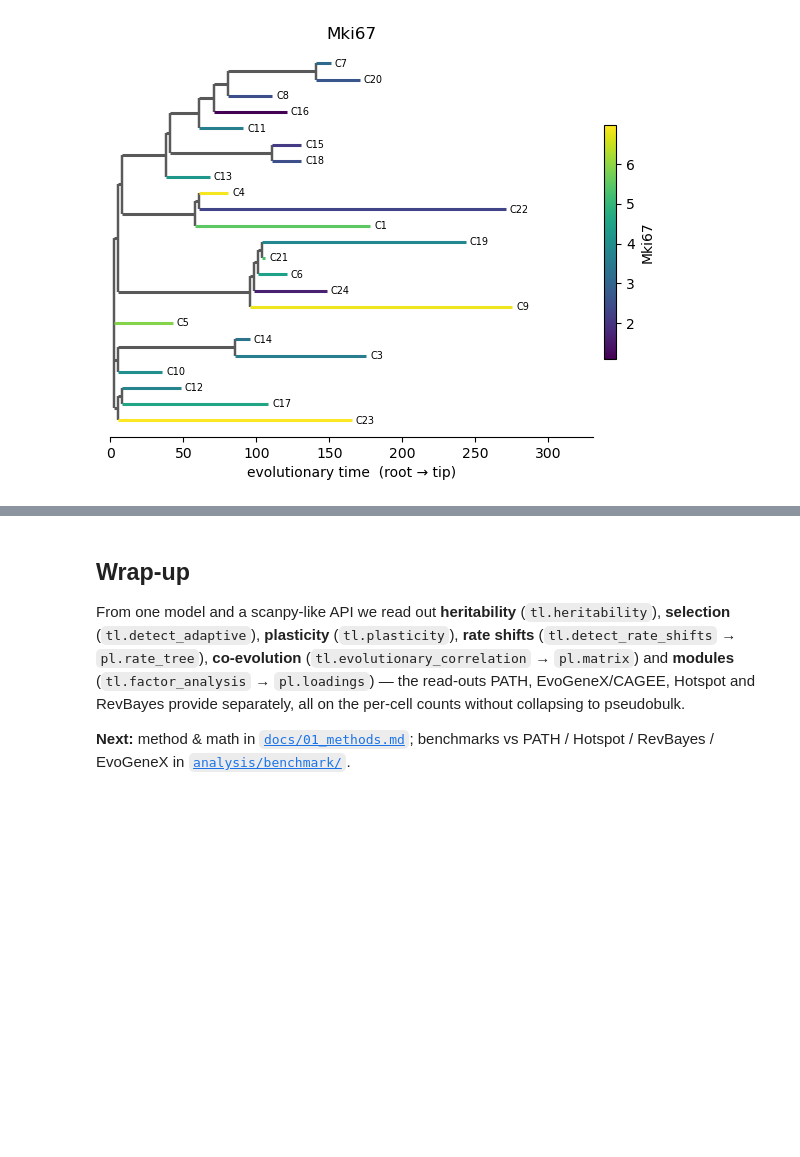
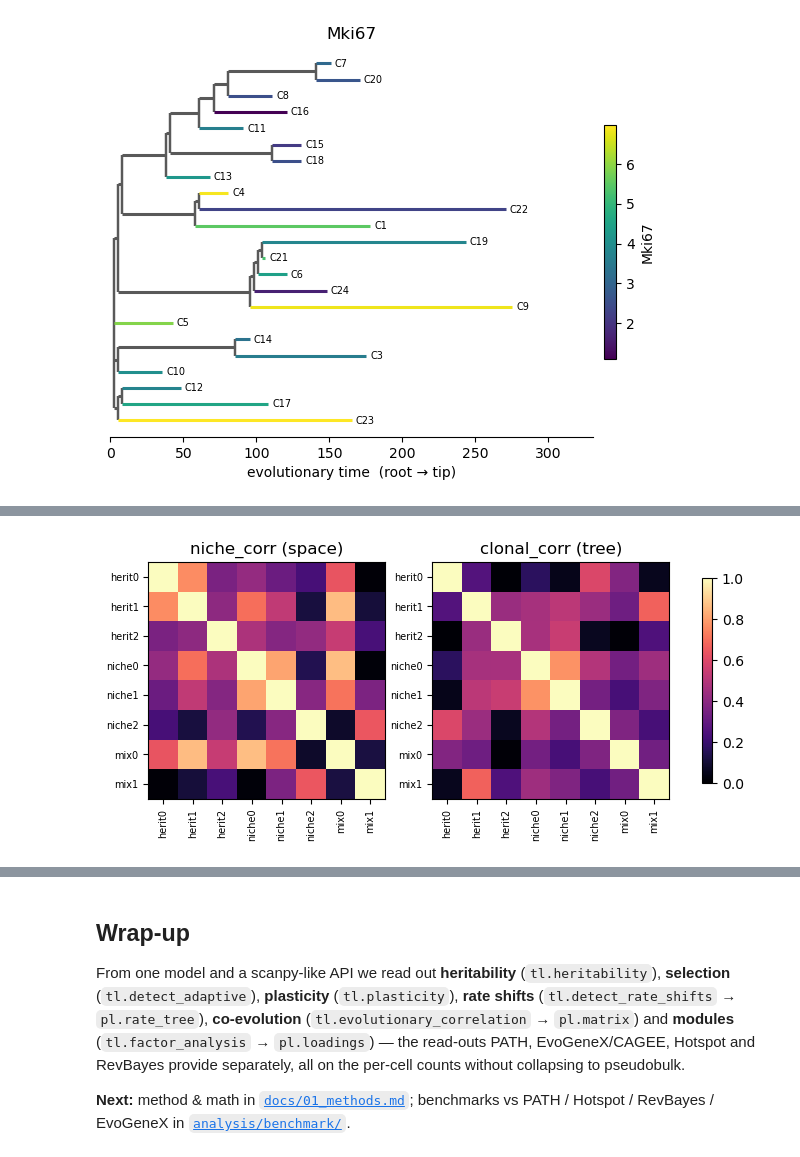
Before and after one commit to pedrofale/scPhyTr, a Jupyter notebook: notebooks/scphytr_tutorial.ipynb, the cells around one changed output, grey strips where cells are left out. Drawn from its saved outputs; the diff is of its cells as text; code cells hidden in the pictures; blank space fills up the shorter version.

```diff
--- a/notebooks/scphytr_tutorial.ipynb
+++ b/notebooks/scphytr_tutorial.ipynb
@@ -193,0 +247,10 @@ ph.pl.plot_tree(adata, color="Mki67"); plt.show()
+# %%
+ph.tl.spatial_programs(sA, dispersion=20.0)
+fig, ax = plt.subplots(1, 2, figsize=(8.4, 3.8))
+for a, key, ttl in [(ax[0], "niche_corr", "niche_corr (space)"), (ax[1], "clonal_corr", "clonal_corr (tree)")]:
+    im = a.imshow(np.abs(sA.uns[key]), vmin=0, vmax=1, cmap="magma"); a.set_title(ttl)
+    a.set_xticks(range(8)); a.set_xticklabels(names, rotation=90, fontsize=7)
+    a.set_yticks(range(8)); a.set_yticklabels(names, fontsize=7)
+fig.colorbar(im, ax=ax, shrink=0.7); plt.show()
+# %% [output]
+[figure, added]
```
Also changed, not shown: parts of 6 cells of this notebook.
